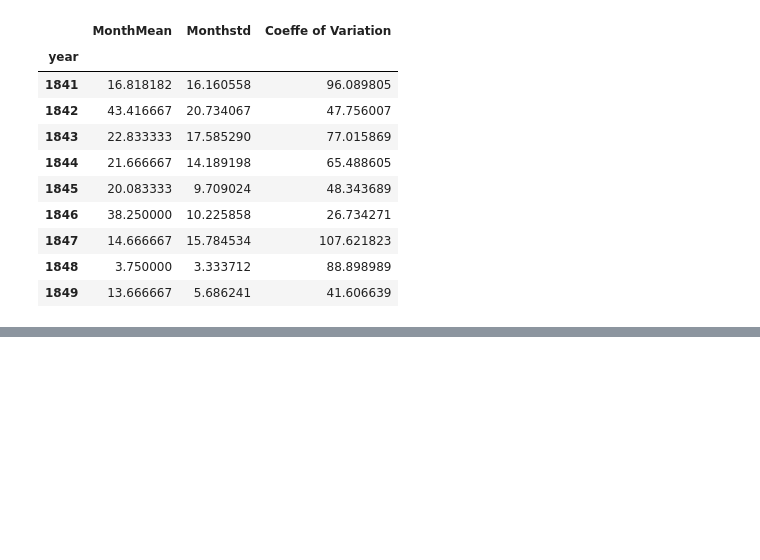
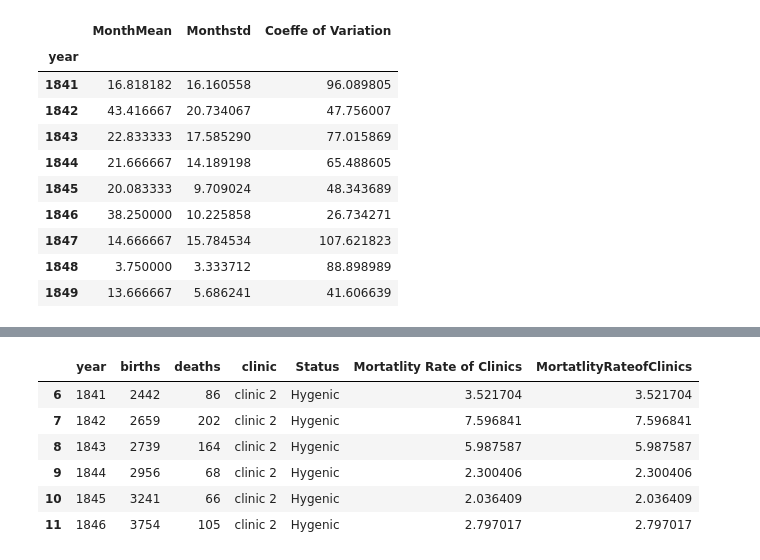
Before and after one commit to Taha028/Child-bed-fever-case-study-Analysis, a Jupyter notebook: Handwashing Case Study .ipynb, the cells around one changed output, grey strips where cells are left out. Drawn from its saved outputs; the diff is of its cells as text; code cells hidden in the pictures; blank space fills up the shorter version.

```diff
--- a/Handwashing Case Study .ipynb
+++ b/Handwashing Case Study .ipynb
@@ -253,0 +361,10 @@ cov
+# %%
+clinic2
+# %% [output]
+|  | year | births | deaths | clinic | Status | Mortatlity Rate of Clinics | MortatlityRateofClinics |
+| 6 | 1841 | 2442 | 86 | clinic 2 | Hygenic | 3.521704 | 3.521704 |
+| 7 | 1842 | 2659 | 202 | clinic 2 | Hygenic | 7.596841 | 7.596841 |
+| 8 | 1843 | 2739 | 164 | clinic 2 | Hygenic | 5.987587 | 5.987587 |
+| 9 | 1844 | 2956 | 68 | clinic 2 | Hygenic | 2.300406 | 2.300406 |
+| 10 | 1845 | 3241 | 66 | clinic 2 | Hygenic | 2.036409 | 2.036409 |
+| 11 | 1846 | 3754 | 105 | clinic 2 | Hygenic | 2.797017 | 2.797017 |
```
Also changed, not shown: parts of 14 cells of this notebook.
